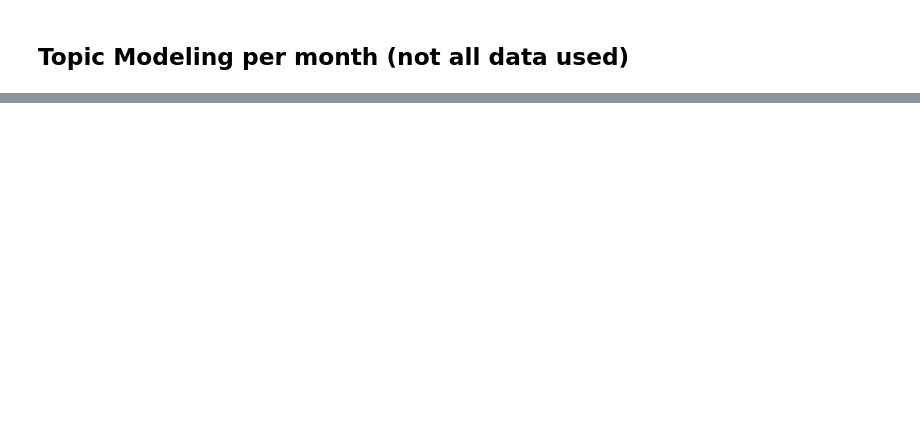
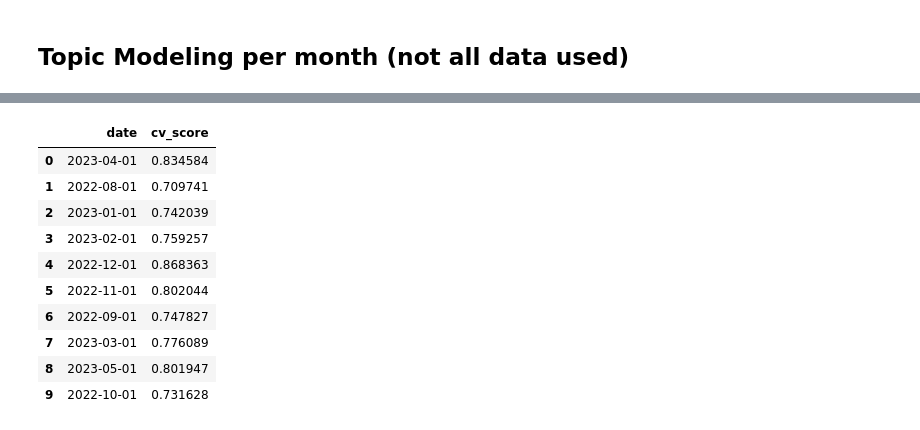
Before and after one commit to eingrid/LA_project, a Jupyter notebook: NMF_topic_modeling_selection_of_topics.ipynb, the cells around one changed output, grey strips where cells are left out. Cells and saved outputs as stored; diff of their text form; code cells hidden in the pictures; blank space fills up the shorter version.

```diff
--- a/NMF_topic_modeling_selection_of_topics.ipynb
+++ b/NMF_topic_modeling_selection_of_topics.ipynb
@@ -144,3 +274,17 @@ topics_per_file['2022_08']
+# %%
+df_custom_NMF
+# %% [output]
+|  | date | cv_score |
+| 0 | 2023-04-01 | 0.834584 |
+| 1 | 2022-08-01 | 0.709741 |
+| 2 | 2023-01-01 | 0.742039 |
+| 3 | 2023-02-01 | 0.759257 |
+| 4 | 2022-12-01 | 0.868363 |
+| 5 | 2022-11-01 | 0.802044 |
+| 6 | 2022-09-01 | 0.747827 |
+| 7 | 2023-03-01 | 0.776089 |
+| 8 | 2023-05-01 | 0.801947 |
+| 9 | 2022-10-01 | 0.731628 |
 # %%
 pd.read_csv('data/processed/en_tweets_processed.csv')
 # %%
```
Also changed, not shown: parts of 18 cells of this notebook, 6 other files.
